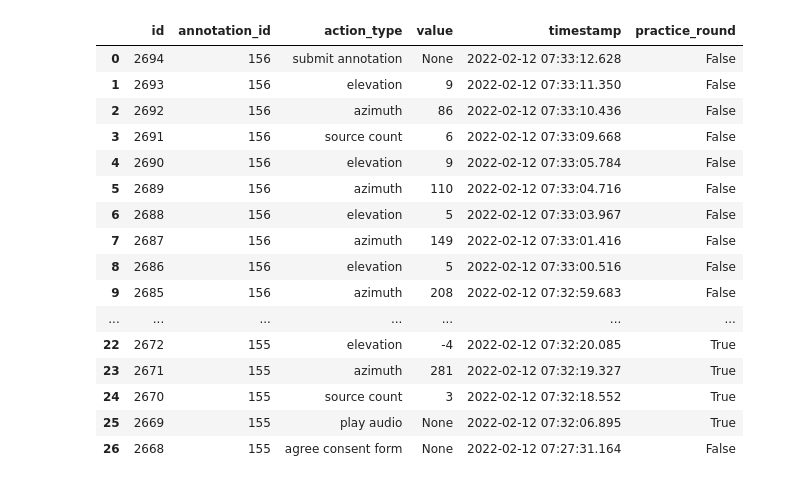
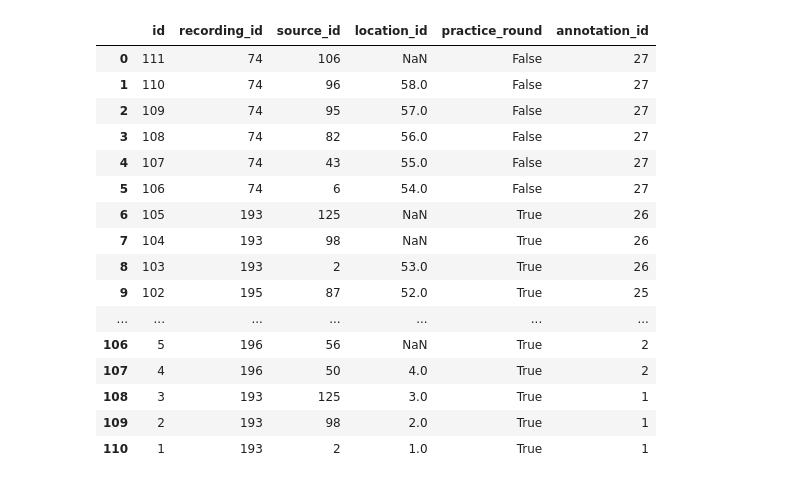
Before and after one commit to ANNIZHENG/Temp-Annotation-Interface, a Jupyter notebook: database/db.ipynb, the cells around one changed output. Cells and saved outputs as stored; diff of their text form; code cells hidden in the pictures.

```diff
--- a/database/db.ipynb
+++ b/database/db.ipynb
@@ -36,21 +34,21 @@ pd.read_sql('''select * from "Confirmation" where annotation_id = '155' or annot
-# %%
-pd.read_sql('''select * from "Interaction" where annotation_id = '155' or annotation_id = '156' order by id desc''',eng)
-# %% [output]
-|  | id | annotation_id | action_type | value | timestamp | practice_round |
-| 0 | 2694 | 156 | submit annotation | None | 2022-02-12 07:33:12.628 | False |
-| 1 | 2693 | 156 | elevation | 9 | 2022-02-12 07:33:11.350 | False |
-| 2 | 2692 | 156 | azimuth | 86 | 2022-02-12 07:33:10.436 | False |
-| 3 | 2691 | 156 | source count | 6 | 2022-02-12 07:33:09.668 | False |
-| 4 | 2690 | 156 | elevation | 9 | 2022-02-12 07:33:05.784 | False |
-| 5 | 2689 | 156 | azimuth | 110 | 2022-02-12 07:33:04.716 | False |
-| 6 | 2688 | 156 | elevation | 5 | 2022-02-12 07:33:03.967 | False |
-| 7 | 2687 | 156 | azimuth | 149 | 2022-02-12 07:33:01.416 | False |
-| 8 | 2686 | 156 | elevation | 5 | 2022-02-12 07:33:00.516 | False |
-| 9 | 2685 | 156 | azimuth | 208 | 2022-02-12 07:32:59.683 | False |
-| ... | ... | ... | ... | ... | ... | ... |
-| 22 | 2672 | 155 | elevation | -4 | 2022-02-12 07:32:20.085 | True |
-| 23 | 2671 | 155 | azimuth | 281 | 2022-02-12 07:32:19.327 | True |
-| 24 | 2670 | 155 | source count | 3 | 2022-02-12 07:32:18.552 | True |
-| 25 | 2669 | 155 | play audio | None | 2022-02-12 07:32:06.895 | True |
-| 26 | 2668 | 155 | agree consent form | None | 2022-02-12 07:27:31.164 | False |
+# %%
+pd.read_sql('''select * from "Confirmation" order by id desc''',eng)
+# %% [output]
+|  | id | recording_id | source_id | location_id | practice_round | annotation_id |
+| 0 | 111 | 74 | 106 | NaN | False | 27 |
+| 1 | 110 | 74 | 96 | 58.0 | False | 27 |
+| 2 | 109 | 74 | 95 | 57.0 | False | 27 |
+| 3 | 108 | 74 | 82 | 56.0 | False | 27 |
+| 4 | 107 | 74 | 43 | 55.0 | False | 27 |
+| 5 | 106 | 74 | 6 | 54.0 | False | 27 |
+| 6 | 105 | 193 | 125 | NaN | True | 26 |
+| 7 | 104 | 193 | 98 | NaN | True | 26 |
+| 8 | 103 | 193 | 2 | 53.0 | True | 26 |
+| 9 | 102 | 195 | 87 | 52.0 | True | 25 |
+| ... | ... | ... | ... | ... | ... | ... |
+| 106 | 5 | 196 | 56 | NaN | True | 2 |
+| 107 | 4 | 196 | 50 | 4.0 | True | 2 |
+| 108 | 3 | 193 | 125 | 3.0 | True | 1 |
+| 109 | 2 | 193 | 98 | 2.0 | True | 1 |
+| 110 | 1 | 193 | 2 | 1.0 | True | 1 |
 # %%
```
Also changed, not shown: parts of 7 cells of this notebook, 3 other files.
